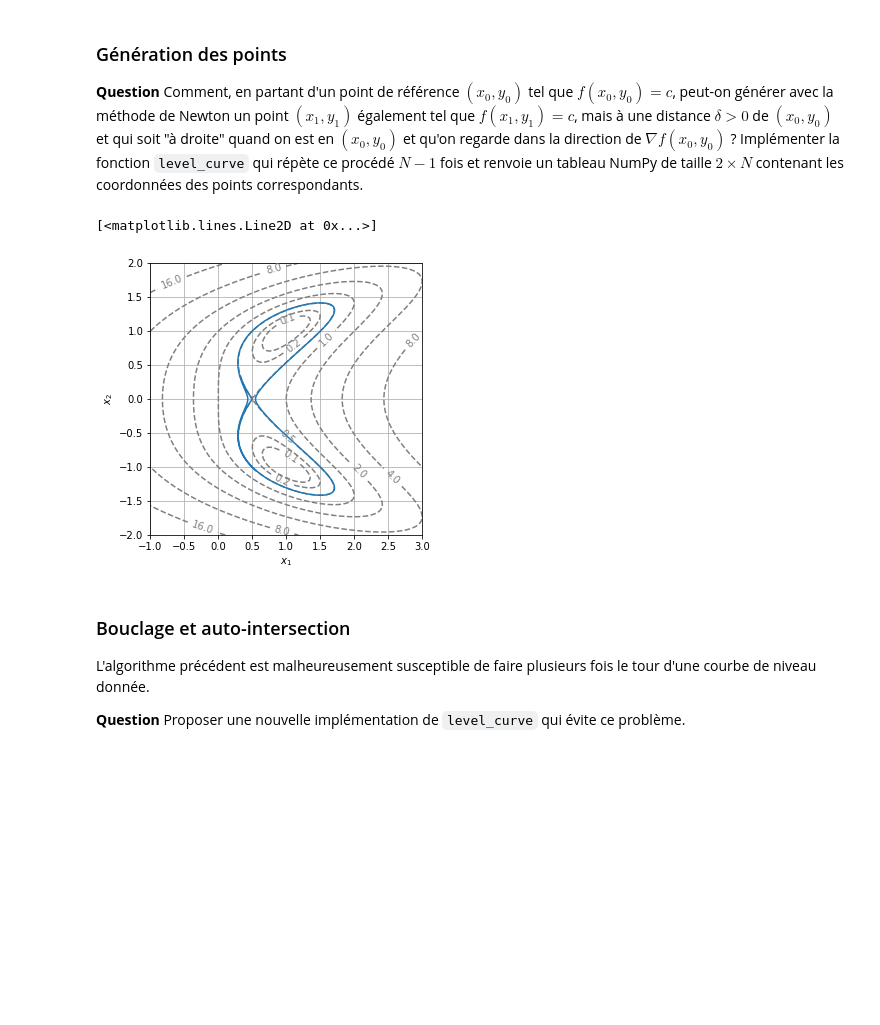
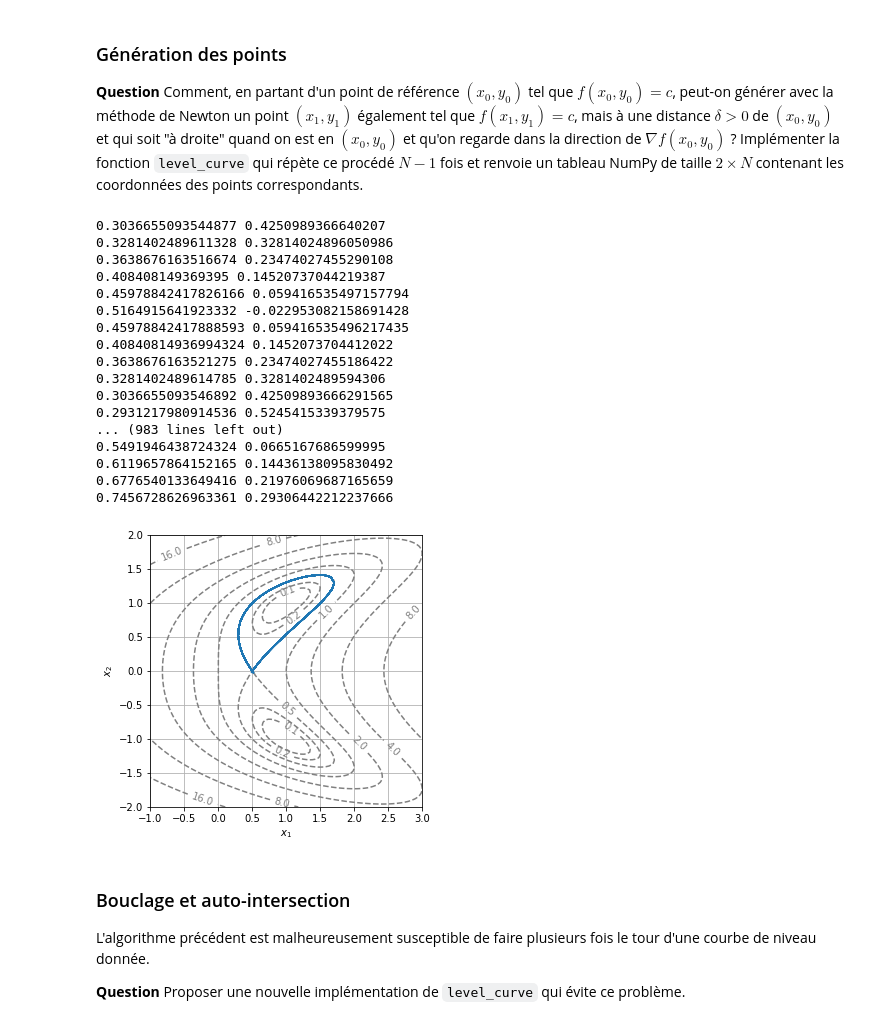
Before and after one commit to EliottBarbier/projet-maths, a Jupyter notebook: Projet numérique - Calcul différentiel.ipynb, the cells around one changed output. Drawn from its saved outputs; the diff is of its cells as text; code cells hidden in the pictures; blank space fills up the shorter version.

Commit message:
Modif courbe niv mais marche pas

```diff
--- a/Projet numérique - Calcul différentiel.ipynb
+++ b/Projet numérique - Calcul différentiel.ipynb
@@ -191,8 +191,8 @@ def Newton(F, x0, y0, eps=eps, N=N):
         if np.sqrt((x - x0)**2 + (y - y0)**2) <= eps:
             return x, y
         x0, y0 = x, y
-    else:
-        raise ValueError(f"no convergence in {N} steps.")
+
+    raise ValueError(f"no convergence in {N} steps.")
 # %% [markdown]
 **Question** Tester votre implémentation de la fonction `Newton` ! On suggère par exemple de l'utiliser pour chercher un point $(x, y)$ de la ligne de niveau $0.8$ de $f_1$ (cf. Exemples de référence) qui vérifie en outre $x = y$ en utilisant le point $(0.8, 0.8)$. Puis de faire varier le point de référence, la contrainte supplémentaire, etc. et de représenter graphiquement les résultats.
 # %%
@@ -213,61 +213,86 @@ Newton(F1,0.8,0.8)
 
 **Question** Comment, en partant d'un point de référence $(x_0, y_0)$ tel que $f(x_0, y_0)=c$, peut-on générer avec la méthode de Newton un point $(x_1, y_1)$ également tel que $f(x_1, y_1) = c$, mais à une distance $\delta > 0$ de $(x_0, y_0)$ et qui soit "à droite" quand on est en $(x_0, y_0)$ et qu'on regarde dans la direction de $\nabla f(x_0, y_0)$ ? Implémenter la fonction `level_curve` qui répète ce procédé $N-1$ fois et renvoie un tableau NumPy de taille $2 \times N$ contenant les coordonnées des points correspondants.
 # %%
+
+
 def level_curve(f, x0, y0, delta=0.1, N=1000, eps=eps):
     tab=np.empty( (2,N) )
-    #print(tab[:,0].shape) # Shape (2,)
     tab[:,0]=np.array([x0,y0])
-    x,y=x0,y0
+    u,v=x0,y0
+    sensgrad=-1.
     for k in range(1,N):
         grad_f=grad(f)
+        gradient=grad_f(u,v)
 
-        gradient=grad_f(x,y)
+        def F(a,b):
+                return( np.array([ f(a,b)-c , np.sqrt((u-a)**2+(v-b)**2) - delta ]))
+
         if np.isclose(gradient[0],0.) :
-            x=x+delta
-            y=y
+            u2=u+delta
+            v2=v
+            u,v=Newton(F,u2,v2)
 
         else :
-            sol1y= - delta/np.sqrt(1+ (gradient[1]/gradient[0])**2 )
-            sol1x= -(gradient[1]/gradient[0]) * sol1y
-            #print(gradient)
+            sol1v= - delta/np.sqrt(1+ (gradient[1]/gradient[0])**2 )
+            sol1u= -(gradient[1]/gradient[0]) * sol1v
             normegrad= np.sqrt( gradient[0]**2 + gradient[1]**2)
-            norme=np.sqrt(sol1x**2+sol1y**2)
-            #print(np.dot(gradient, np.array([sol1x,sol1y])))
-            #print(np.linalg.det(np.array( [ [gradient[0]/normegrad, sol1x/norme ], [gradient[1]/normegrad, sol1y/norme ]])))
-            if np.isclose(np.linalg.det(np.array( [ [gradient[0]/normegrad, sol1x/norme ], [gradient[1]/normegrad, sol1y/norme ]])),1.) :
+            norme=np.sqrt(sol1u**2+sol1v**2)
+            if np.dot( grad_f( tab[0,k-3], tab[1,k-2]) , grad_f( tab[0,k-2], tab[1,k-2]) ) <0:
+                sensgrad=-sensgrad
+
+            if np.isclose(np.linalg.det(np.array( [ [gradient[0]/normegrad, sol1u/norme ], [gradient[1]/normegrad, sol1v/norme ]])),sensgrad) :
                     #L'idée serait de regarde la matrice de
                   #passage de la base orthonormée canonique dans celle crée et de voir si de déterminant +1,
                     #sinon on change la sol, car ça veut dire qu'on a une indirecte, et donc qu'un part vers la gauche
 
-                x=sol1x+x
-                y=sol1y+y
+                u2=sol1u+u
+                v2=sol1v+v
 
             else:
-                x=-sol1x+x
-                y=-sol1y+y
-        tab[:,k]=np.array([x,y])
+                u2=-sol1u+u
+                v2=-sol1v+v
 
+            u,v=Newton(F,u2,v2) #En se reprojetant
+            print(u,v)
+        #u,v=u2,v2 #Sans se reprojeter sur la courbe
+        tab[:,k]=np.array([u,v])
     return (tab)
-
+c=0.5
 x0,y0=Newton(F2,0.8,0.8)
-tab=level_curve(f2,x0,y0,delta=0.001,N=10000) #On augmente la précision et le nombre de points pour que ça suive bien
+tab=level_curve(f2,x0,y0,delta=0.1,N=1000) #On augmente la précision et le nombre de points pour que ça suive bien
 
 X=tab[0,:]
 Y=tab[1,:]
 
 display_contour(
     f2,
     x=np.linspace(-1.0, 3.0, 100),
     y=np.linspace(-2.0, 2.0, 100),
     levels=[2**i for i in range(-3, 8)] # levels: [0.125, 0.25, ..., 64, 128]
 )
-plt.plot(X,Y)
+plt.plot(X,Y);
 
 
 #CA MARCHE, mais on fait plusieurs tours
 # %% [output]
-[<matplotlib.lines.Line2D at 0x...>]
+0.3036655093544877 0.4250989366640207
+0.3281402489611328 0.32814024896050986
+0.3638676163516674 0.23474027455290108
+0.408408149369395 0.14520737044219387
+0.45978842417826166 0.059416535497157794
+0.5164915641923332 -0.022953082158691428
+0.45978842417888593 0.059416535496217435
+0.40840814936994324 0.1452073704412022
+0.3638676163521275 0.23474027455186422
+0.3281402489614785 0.3281402489594306
+0.3036655093546892 0.42509893666291565
+0.2931217980914536 0.5245415339379575
+... (983 lines left out)
+0.5491946438724324 0.0665167686599995
+0.6119657864152165 0.14436138095830492
+0.6776540133649416 0.21976069687165659
+0.7456728626963361 0.29306442212237666
-[figure, old version]
+[figure, new version]
 # %% [markdown]
 ### Bouclage et auto-intersection
 
```
